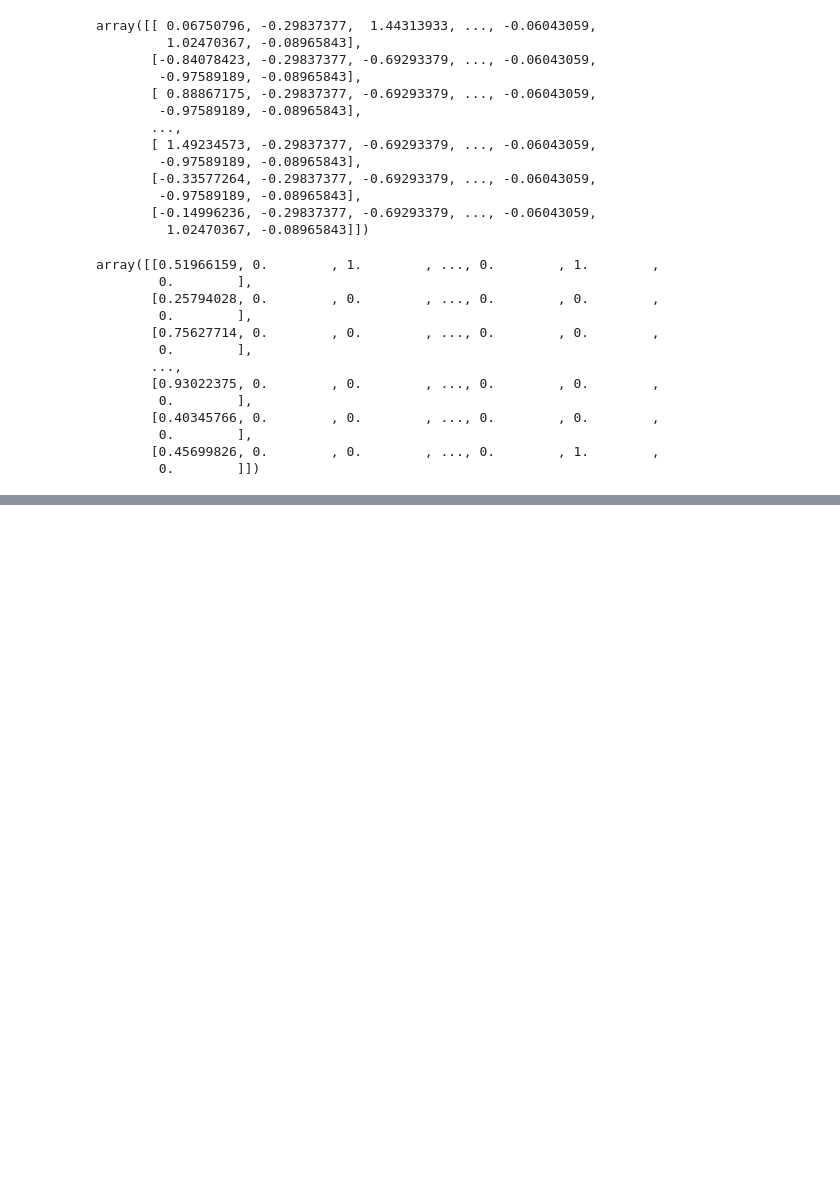
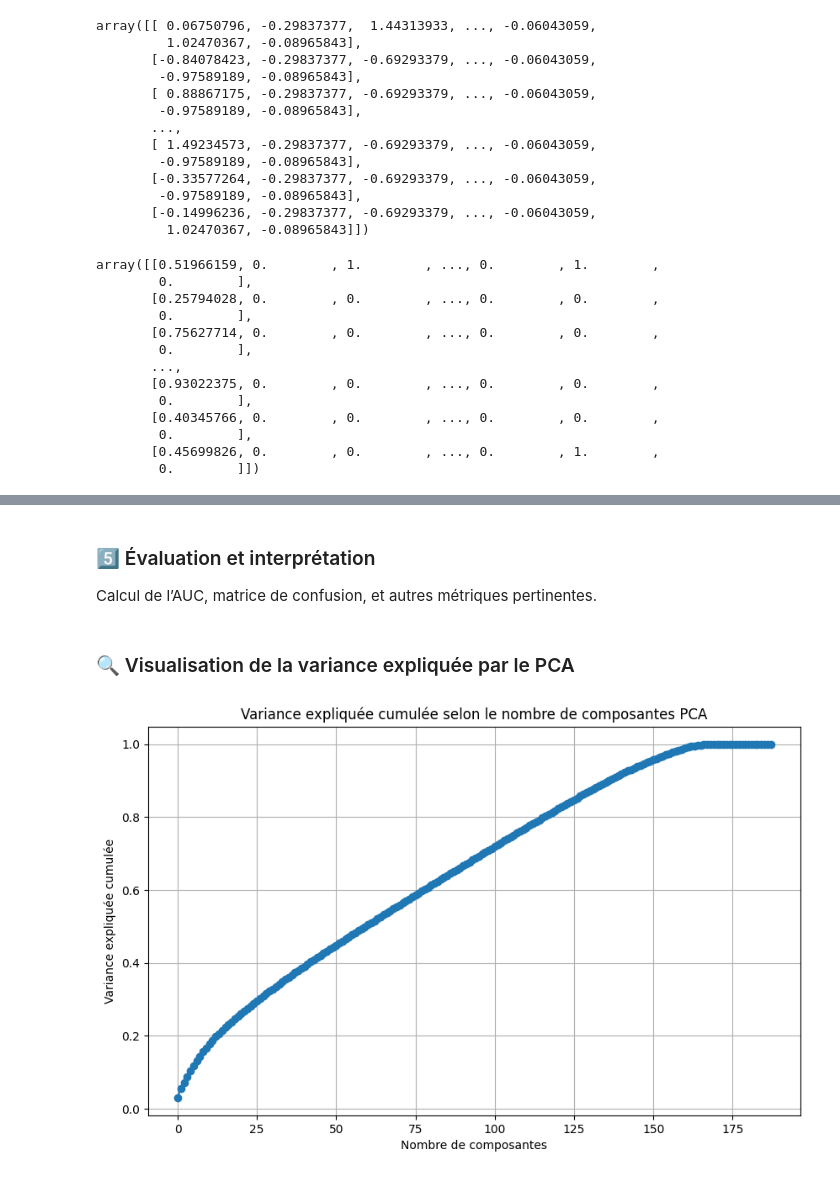
Before and after one commit to yasser3434/Home-Credit-Default-Risk, a Jupyter notebook: src/notebooks/analyse_données.ipynb, the cells around one changed output, grey strips where cells are left out. Cells and saved outputs as stored; diff of their text form; code cells hidden in the pictures; blank space fills up the shorter version.

```diff
--- a/src/notebooks/analyse_données.ipynb
+++ b/src/notebooks/analyse_données.ipynb
@@ -500,0 +563,19 @@ weighted avg       0.86      0.86      0.86     61503
+# %% [markdown]
+### 5️⃣ Évaluation et interprétation
+Calcul de l’AUC, matrice de confusion, et autres métriques pertinentes.
+# %% [markdown]
+### 🔍 Visualisation de la variance expliquée par le PCA
+# %%
+import matplotlib.pyplot as plt
+import numpy as np
+
+pca_full = PCA().fit(X_train_scaled)
+plt.figure(figsize=(10, 6))
+plt.plot(np.cumsum(pca_full.explained_variance_ratio_), marker='o')
+plt.xlabel('Nombre de composantes')
+plt.ylabel('Variance expliquée cumulée')
+plt.title("Variance expliquée cumulée selon le nombre de composantes PCA")
+plt.grid(True)
+plt.show()
+# %% [output]
+[figure, added]
```
Also changed, not shown: parts of 47 cells of this notebook.
